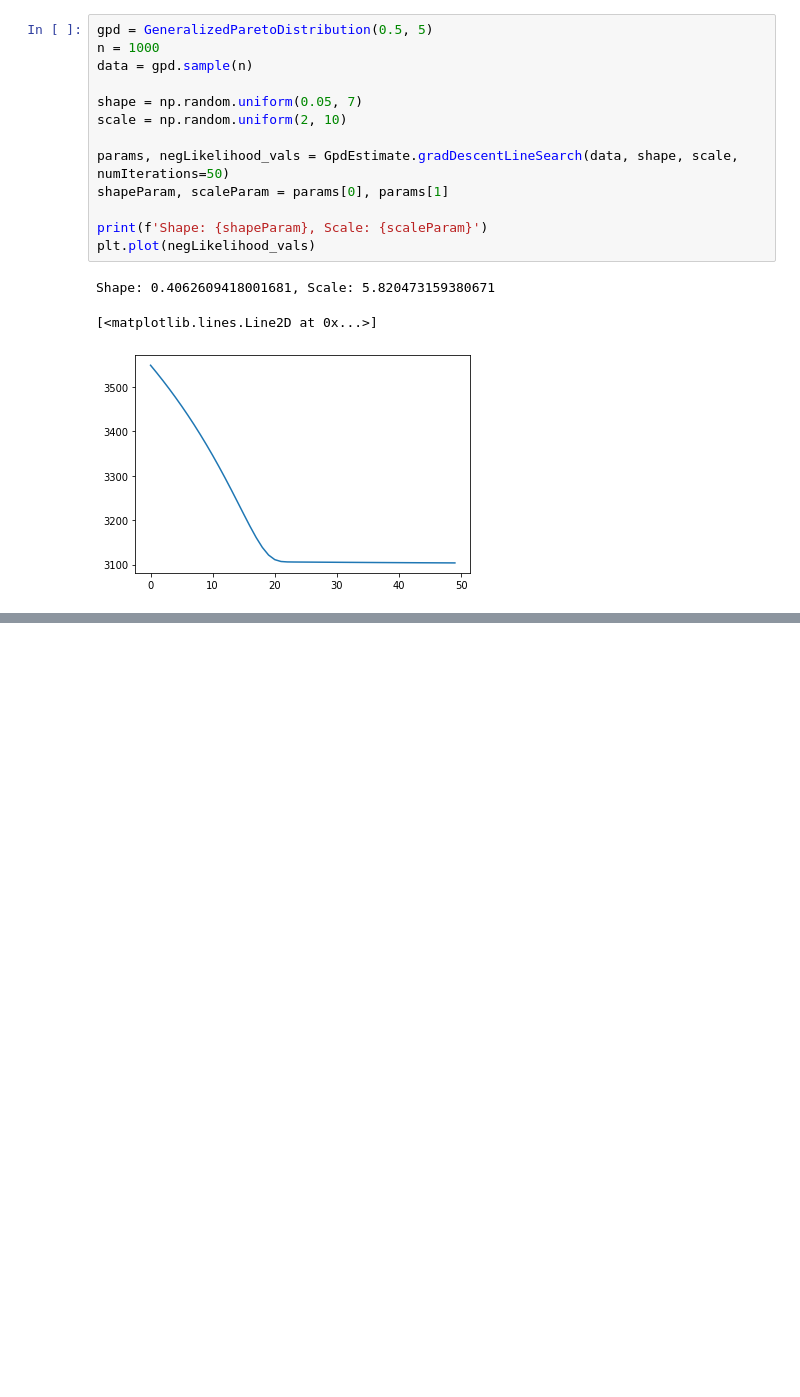
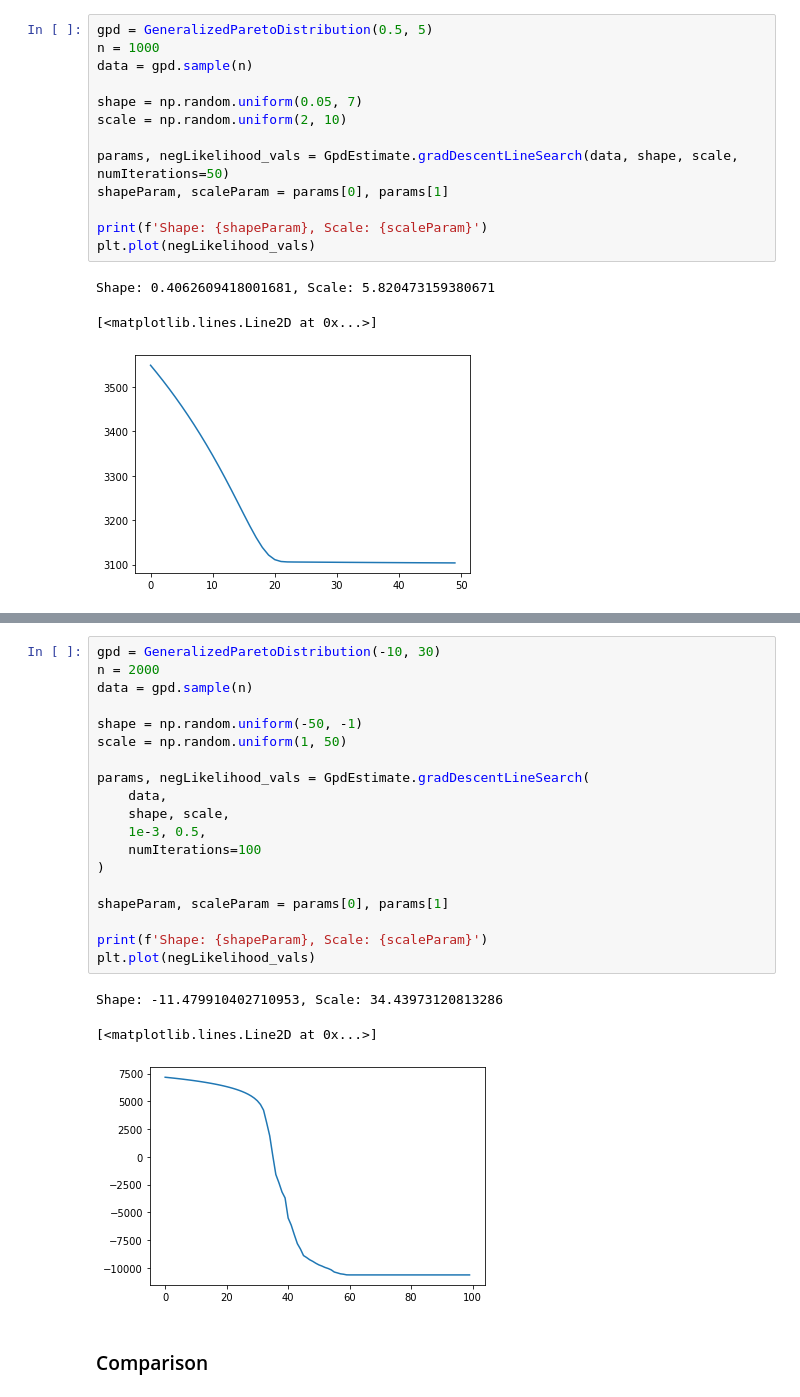
Before and after one commit to tymefighter/Forecast, a Jupyter notebook: notebooks/optimization.ipynb, the cells around one changed output, grey strips where cells are left out. Cells and saved outputs as stored; diff of their text form; blank space fills up the shorter version.

```diff
--- a/notebooks/optimization.ipynb
+++ b/notebooks/optimization.ipynb
@@ -246,0 +275,25 @@ TypeError: bad operand type for unary -: 'NoneType'
+# %%
+gpd = GeneralizedParetoDistribution(-10, 30)
+n = 2000
+data = gpd.sample(n)
+
+shape = np.random.uniform(-50, -1)
+scale = np.random.uniform(1, 50)
+
+params, negLikelihood_vals = GpdEstimate.gradDescentLineSearch(
+    data,
+    shape, scale,
+    1e-3, 0.5,
+    numIterations=100
+)
+
+shapeParam, scaleParam = params[0], params[1]
+
+print(f'Shape: {shapeParam}, Scale: {scaleParam}')
+plt.plot(negLikelihood_vals)
+# %% [output]
+Shape: -11.479910402710953, Scale: 34.43973120813286
+[<matplotlib.lines.Line2D at 0x...>]
+[figure, added]
+# %% [markdown]
+### Comparison
```
Also changed, not shown: parts of 7 cells of this notebook, 1 other file.
